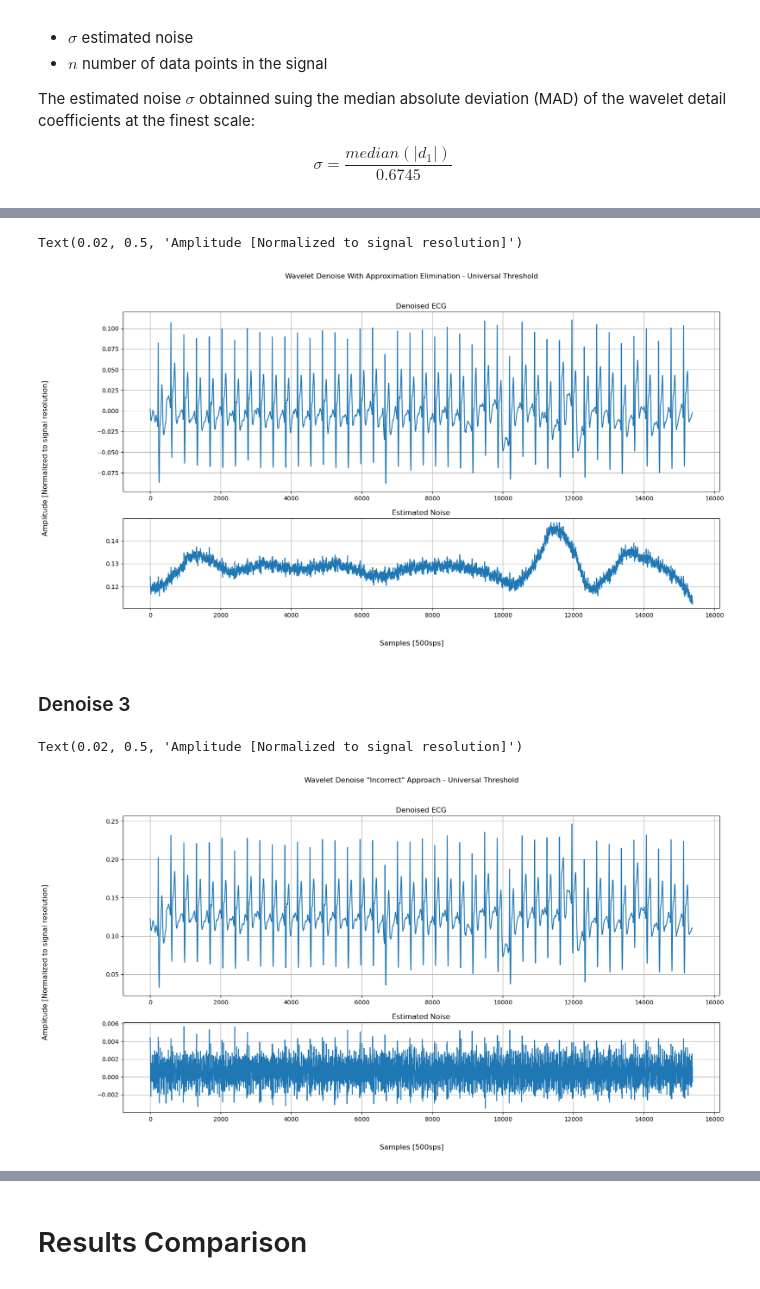
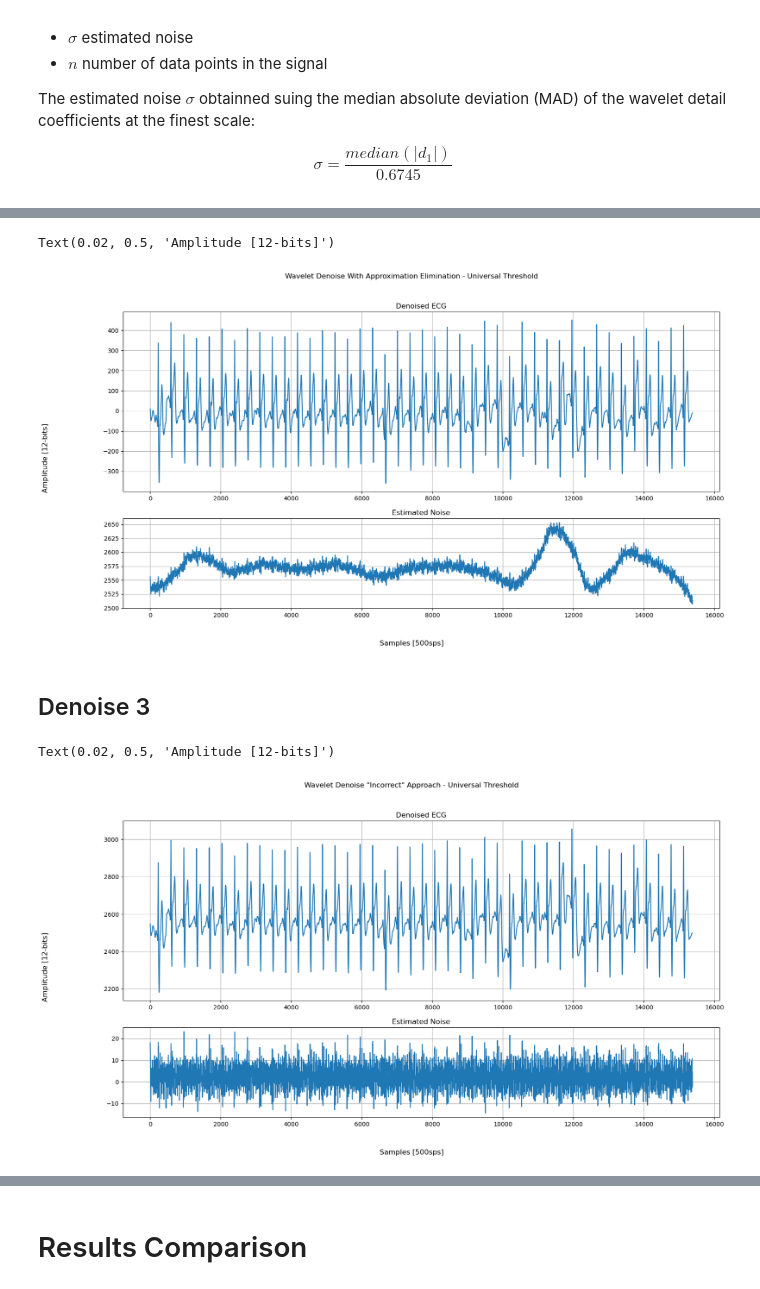
Before and after one commit to DanielProanoGuevara/Multimodal_SQA, a Jupyter notebook: Wavelet_denoising.ipynb, the cells around one changed output, grey strips where cells are left out. Drawn from its saved outputs; the diff is of its cells as text; code cells hidden in the pictures.

```diff
--- a/Wavelet_denoising.ipynb
+++ b/Wavelet_denoising.ipynb
@@ -231,13 +306,13 @@ Here I go down 10 levels since the ECG is defined between 0.5 - 150 Hz
 - lv10: DC - 0.49Hz
 # %%
 # Signal Denoise
-ECG_wv_universal2 = universalWVDenoise2(ECG_v, 'db4', 10)
-e_universal_2 = residuals (ECG_wv_universal2, ECG_v)
+ECG_wv_universal2 = universalWVDenoise2(ECG, 'db4', 10)
+e_universal_2 = residuals (ECG_wv_universal2, ECG)
 # noise level metrics
-mse_universal2 =  meanSquareError(ECG_wv_universal2, ECG_v)
+mse_universal2 =  meanSquareError(ECG_wv_universal2, ECG)
 snr_power_universal_2 = snrPower(ECG_wv_universal2, e_universal_2)
 snr_amplitude_universal_2 = snrAmplitude(ECG_wv_universal2, e_universal_2)
-snr_MSE_universal_2 = snrMSE(ECG_wv_universal2, ECG_v)
+snr_MSE_universal_2 = snrMSE(ECG_wv_universal2, ECG)
 snr_RMS_universal_2 = snrRMS(ECG_wv_universal2, e_universal_2)
 snr_VPP_universal_2 = snrVPP(ECG_wv_universal2, e_universal_2)
 # plot
@@ -251,35 +326,35 @@ axs[1].plot(e_universal_2)
 axs[1].set_title('Estimated Noise')
 axs[1].grid()
 fig.supxlabel('Samples [500sps]')
-fig.supylabel('Amplitude [Normalized to signal resolution]')
+fig.supylabel('Amplitude [12-bits]')
 # %% [output]
-Text(0.02, 0.5, 'Amplitude [Normalized to signal resolution]')
+Text(0.02, 0.5, 'Amplitude [12-bits]')
-[figure, old version]
+[figure, new version]
 # %% [markdown]
-### Denoise 3
+## Denoise 3
 # %%
 # Signal Denoise
-ECG_wv_universal3 = universalWVDenoise3(ECG_v, 'db4', 5)
-e_universal_3 = residuals (ECG_wv_universal3, ECG_v)
+ECG_wv_universal3 = universalWVDenoise3(ECG, 'db4', 5)
+e_universal_3 = residuals (ECG_wv_universal3, ECG)
 # noise level metrics
-mse_universal3 =  meanSquareError(ECG_wv_universal3, ECG_v)
+mse_universal3 =  meanSquareError(ECG_wv_universal3, ECG)
 snr_power_universal_3 = snrPower(ECG_wv_universal3, e_universal_3)
 snr_amplitude_universal_3 = snrAmplitude(ECG_wv_universal3, e_universal_3)
-snr_MSE_universal_3 = snrMSE(ECG_wv_universal3, ECG_v)
+snr_MSE_universal_3 = snrMSE(ECG_wv_universal3, ECG)
 snr_RMS_universal_3 = snrRMS(ECG_wv_universal3, e_universal_3)
 snr_VPP_universal_3 = snrVPP(ECG_wv_universal3, e_universal_3)
 # plot
 #Plot data
 fig, axs = plt.subplots(2,1,figsize=(18,9), gridspec_kw={'height_ratios': [2, 1]})
 fig.suptitle('Wavelet Denoise "Incorrect" Approach - Universal Threshold')
 axs[0].plot(ECG_wv_universal3)
 axs[0].set_title('Denoised ECG')
 axs[0].grid()
 axs[1].plot(e_universal_3)
 axs[1].set_title('Estimated Noise')
 axs[1].grid()
 fig.supxlabel('Samples [500sps]')
-fig.supylabel('Amplitude [Normalized to signal resolution]')
+fig.supylabel('Amplitude [12-bits]')
 # %% [output]
-Text(0.02, 0.5, 'Amplitude [Normalized to signal resolution]')
+Text(0.02, 0.5, 'Amplitude [12-bits]')
-[figure, old version]
+[figure, new version]
```
Also changed, not shown: parts of 22 cells of this notebook.
